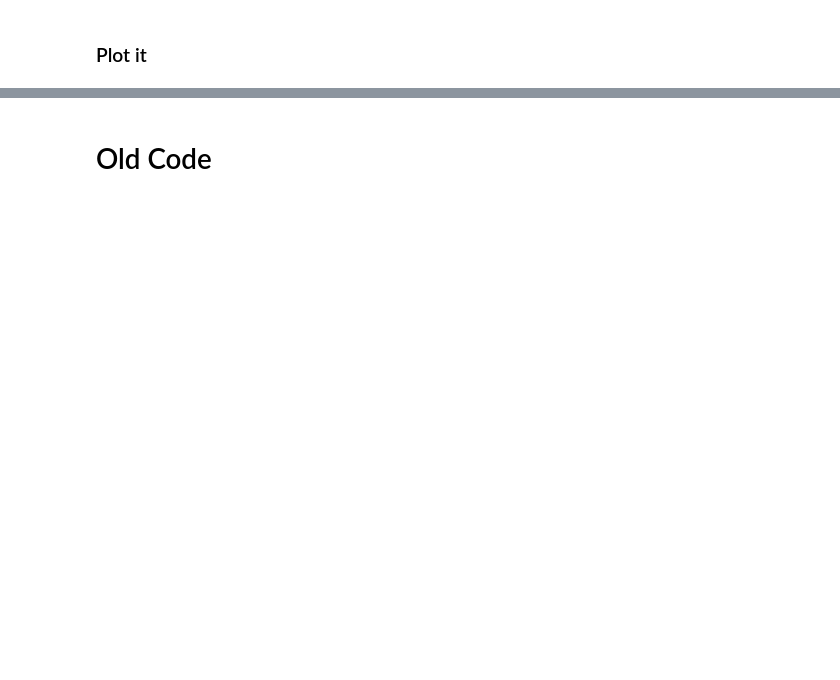
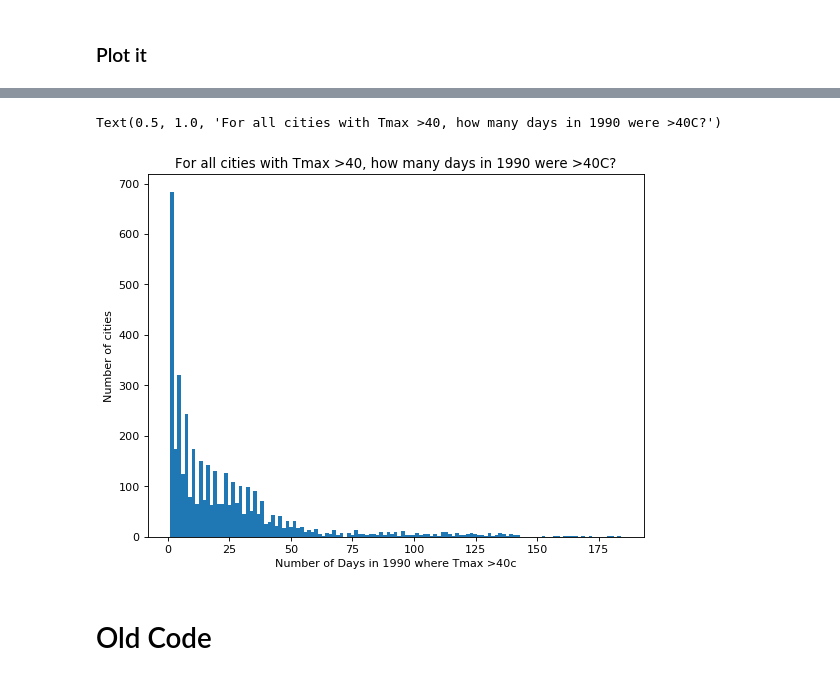
Before and after one commit to ecohydro/GlobalUrbanHeat, a Jupyter notebook: Notebooks/Tmax_Subset.ipynb, the cells around one changed output, grey strips where cells are left out. Saved outputs shown, nothing was run; the diff lists cells and outputs as text; code cells hidden in the pictures; blank space fills up the shorter version.

```diff
--- a/Notebooks/Tmax_Subset.ipynb
+++ b/Notebooks/Tmax_Subset.ipynb
@@ -112,3 +175,19 @@ Text(0.5, 1.0, 'For all cities with Tmax >40, how many days in 1983 were >40C?')
+# %%
+import matplotlib.pyplot as plt
+import numpy as np
+from matplotlib.pyplot import figure
+%matplotlib inline
+
+figure(num=None, figsize=(8, 6), dpi=80, facecolor='w', edgecolor='k')
+y = range(1,125)
+year = '1990'
+plt.hist(all_events_df_drop[year], bins = 125)
+plt.xlabel('Number of Days in '+year+' where Tmax >40c')
+plt.ylabel('Number of cities')
+plt.title('For all cities with Tmax >40, how many days in '+year+' were >40C?')
+# %% [output]
+Text(0.5, 1.0, 'For all cities with Tmax >40, how many days in 1990 were >40C?')
+[figure, added]
 # %%
 # MAP BACK TO POLYGONS AND LOOK AT IT
 SHP_DIR = '/Users/cascade/Github/UrbanHeat/data/raw/ghs-ucdb/'
```
Also changed, not shown: parts of 15 cells of this notebook.
